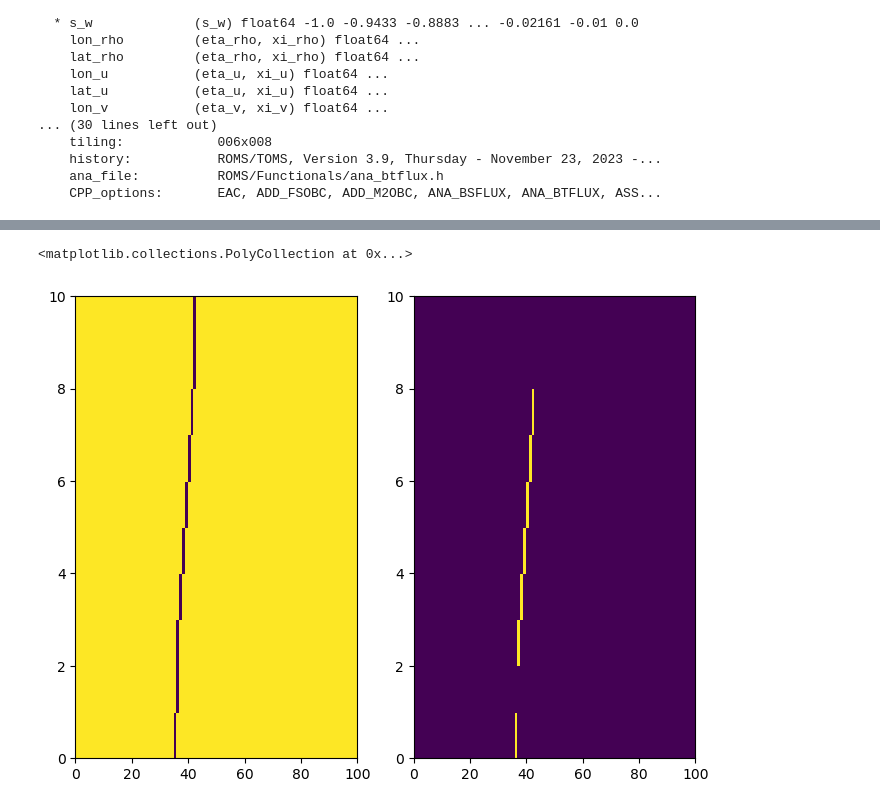
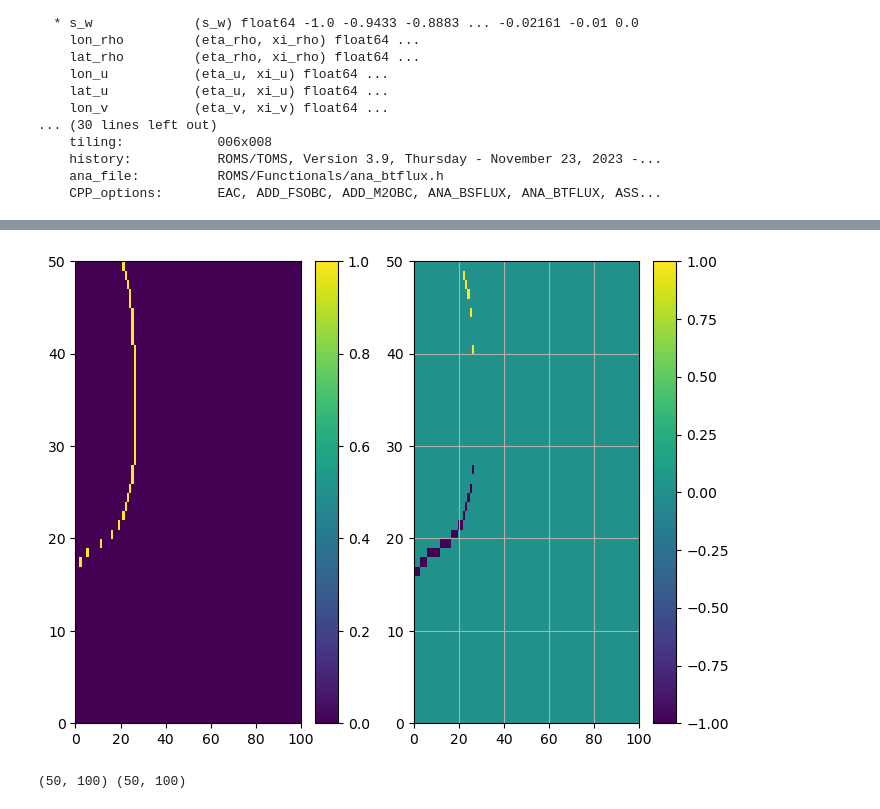
Before and after one commit to fncsobral/waom_notebook, a Jupyter notebook: OHB_shelf/Cross-1500m/testing.ipynb, the cells around one changed output, grey strips where cells are left out. Drawn from its saved outputs; the diff is of its cells as text; code cells hidden in the pictures.

```diff
--- a/OHB_shelf/Cross-1500m/testing.ipynb
+++ b/OHB_shelf/Cross-1500m/testing.ipynb
@@ -24,9 +24,12 @@ Coordinates:
     ana_file:          ROMS/Functionals/ana_btflux.h
     CPP_options:       EAC, ADD_FSOBC, ADD_M2OBC, ANA_BSFLUX, ANA_BTFLUX, ASS...
 # %%
-# Selecting a small area
+# # Selecting a small area
 xi_slice = slice(60, 160)
-eta_slice = slice(140, 150)
+eta_slice = slice(0, 50)
+
+# xi_slice = slice(0, -1)
+# eta_slice = slice(0, -1)
 
 lat_rho = dg["lat_rho"].isel(eta_rho=eta_slice, xi_rho=xi_slice)
 lon_rho = dg["lon_rho"].isel(eta_rho=eta_slice, xi_rho=xi_slice)
@@ -289,10 +352,8 @@ plt.colorbar()
 # %%
-# FS: SPEND MORE TIME UNDERSTANDING THIS PART!! IT SEEMED TO WORK, BUT I DON'T KNOW EXACTLY WHY!!
-
 #Create mask
-# fill in one cell to the top west of the contour with value mask_value:
+# fill in one cell to the top east of the contour with value mask_value:I want offshore waters to be == -1000 and landward to be == 0
 contour_masked_above = np.copy(contour_mask_numbered)
-contour_masked_above[-1, 0] = mask_value
+contour_masked_above[-1, -1] = mask_value
 
 # The next loops will check the masks numbers (-1000 or 0) starting from
 # the four corners of the domain. The one that will actually do all the work
@@ -437,7 +568,6 @@ array([False])
 # %%
 fig, ax = plt.subplots(ncols=2, figsize=(8,6))
-ax[0].pcolor(mask_x_transport)
-ax[1].pcolor(mask_y_transport)
+ax0 = ax[0].pcolor(mask_x_transport);plt.colorbar(ax0);
+ax1 = ax[1].pcolor(mask_y_transport); plt.colorbar(ax1); plt.grid(True)
 # %% [output]
-<matplotlib.collections.PolyCollection at 0x...>
-[figure, old version]
+[figure, new version]
@@ -444,3 +683,5 @@ ax[1].pcolor(mask_y_transport)
 # %%
 print(pm.shape, pn.shape)
+# %% [output]
+(50, 100) (50, 100)
 # %%
```
Also changed, not shown: parts of 45 cells of this notebook.
